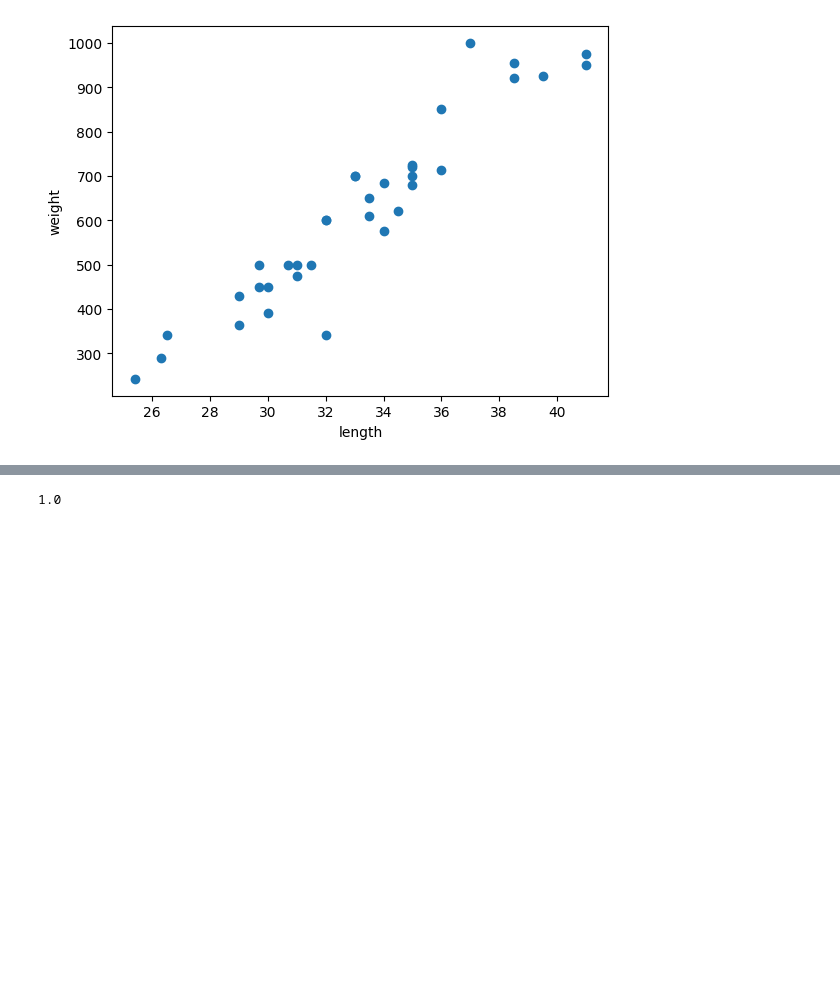
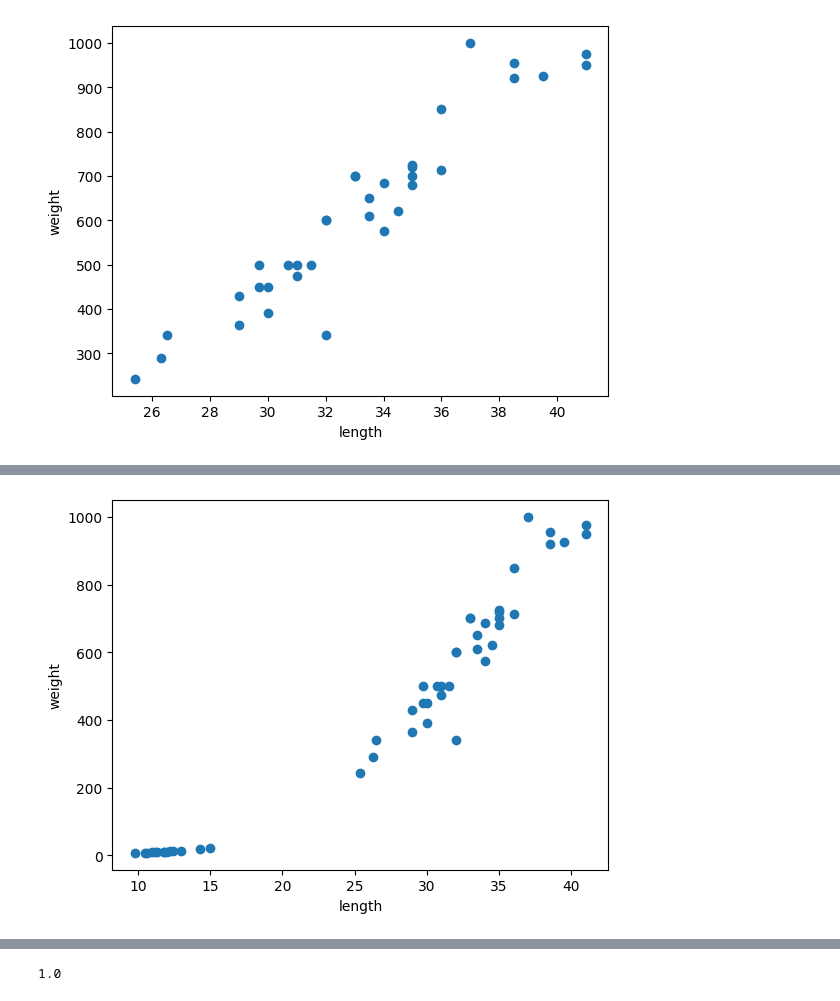
Before and after one commit to YangGuiBee/ML, a Jupyter notebook: TextBook-03/분류(도미).ipynb, the cells around one changed output, grey strips where cells are left out. Saved outputs shown, nothing was run; the diff lists cells and outputs as text; code cells hidden in the pictures; blank space fills up the shorter version.

```diff
--- a/TextBook-03/분류(도미).ipynb
+++ b/TextBook-03/분류(도미).ipynb
@@ -50,0 +58,9 @@ AttributeError: 'list' object has no attribute 'shape'
+# %%
+
+plt.scatter(length, weight)
+
+plt.xlabel('length')
+plt.ylabel('weight')
+plt.show()
+# %% [output]
+[figure, added]
```
Also changed, not shown: parts of 15 cells of this notebook.
